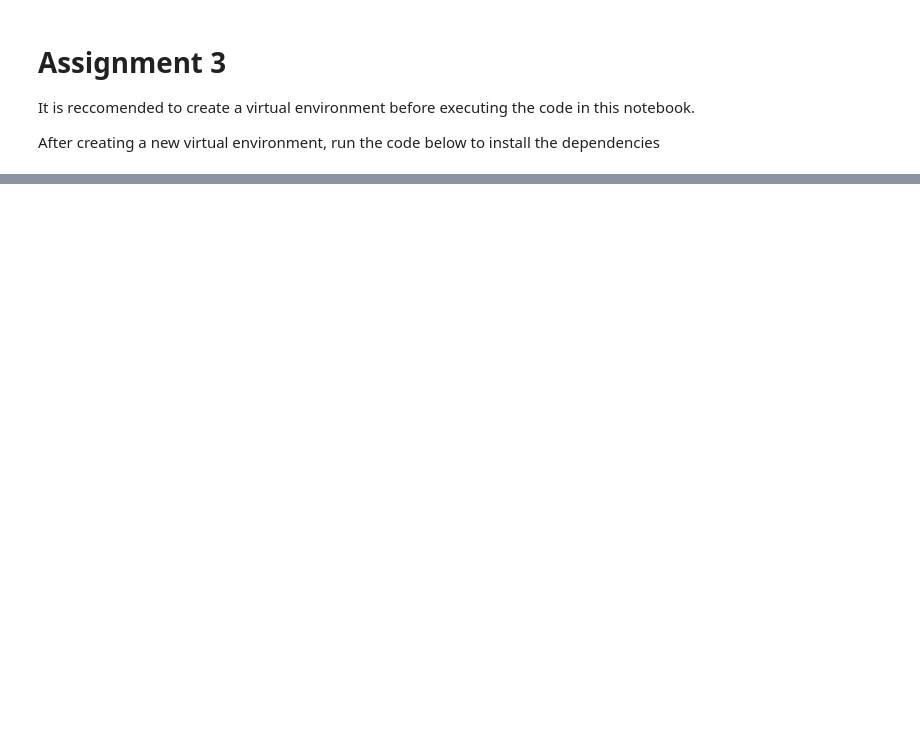
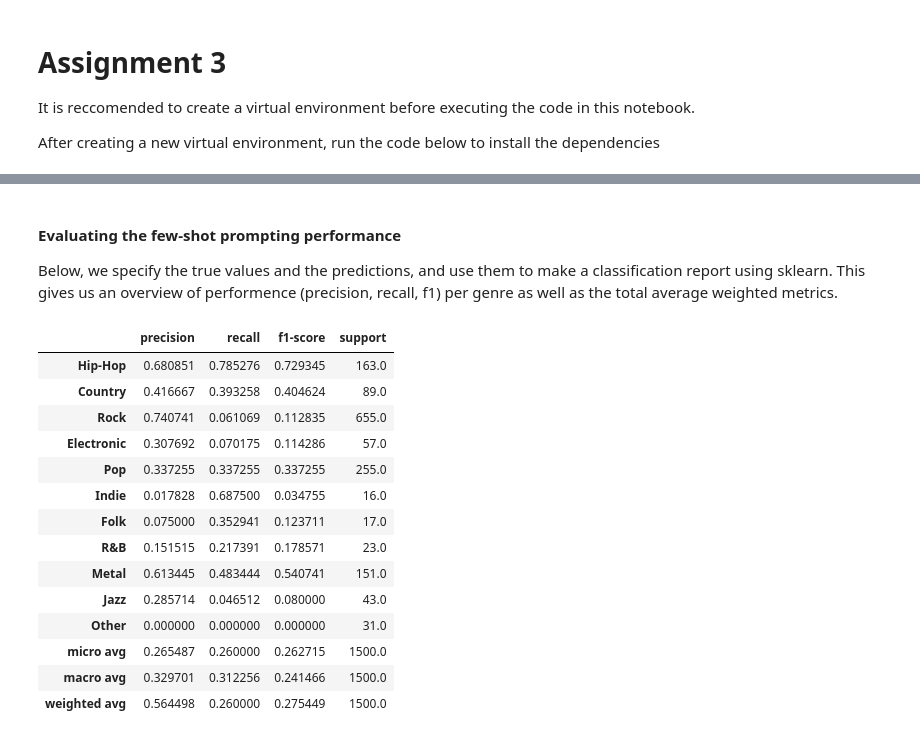
Before and after one commit to tijn-donners/analyzing_data_assignments, a Jupyter notebook: assignment3/Assignment 3.ipynb, the cells around one changed output, grey strips where cells are left out. Cells and saved outputs as stored; diff of their text form; code cells hidden in the pictures; blank space fills up the shorter version.

```diff
--- a/assignment3/Assignment 3.ipynb
+++ b/assignment3/Assignment 3.ipynb
@@ -62,0 +303,36 @@ Hey! What's up? How can I help you today?
+# %% [markdown]
+#### Evaluating the few-shot prompting performance
+
+Below, we specify the true values and the predictions, and use them to make a classification report using sklearn. This gives us an overview of performence (precision, recall, f1) per genre as well as the total average weighted metrics.
+# %%
+true = fewshot['genre'] # retrieve true values
+pred = fewshot['predicted_genre'] #retrieve predictions
+
+# generate the classification report using sklearn
+report = classification_report(
+    true,
+    pred,
+    labels=genres,
+    target_names=genres,
+    output_dict=True
+)
+
+report = pd.DataFrame(report).transpose() # dict to df, transpose for visual satisfaction
+report.to_csv("results/fewshot_report.csv", index=True) # save the report as csv
+report
+# %% [output]
+|  | precision | recall | f1-score | support |
+| Hip-Hop | 0.680851 | 0.785276 | 0.729345 | 163.0 |
+| Country | 0.416667 | 0.393258 | 0.404624 | 89.0 |
+| Rock | 0.740741 | 0.061069 | 0.112835 | 655.0 |
+| Electronic | 0.307692 | 0.070175 | 0.114286 | 57.0 |
+| Pop | 0.337255 | 0.337255 | 0.337255 | 255.0 |
+| Indie | 0.017828 | 0.687500 | 0.034755 | 16.0 |
+| Folk | 0.075000 | 0.352941 | 0.123711 | 17.0 |
+| R&B | 0.151515 | 0.217391 | 0.178571 | 23.0 |
+| Metal | 0.613445 | 0.483444 | 0.540741 | 151.0 |
+| Jazz | 0.285714 | 0.046512 | 0.080000 | 43.0 |
+| Other | 0.000000 | 0.000000 | 0.000000 | 31.0 |
+| micro avg | 0.265487 | 0.260000 | 0.262715 | 1500.0 |
+| macro avg | 0.329701 | 0.312256 | 0.241466 | 1500.0 |
+| weighted avg | 0.564498 | 0.260000 | 0.275449 | 1500.0 |
```
Also changed, not shown: parts of 22 cells of this notebook, 8 other files.
